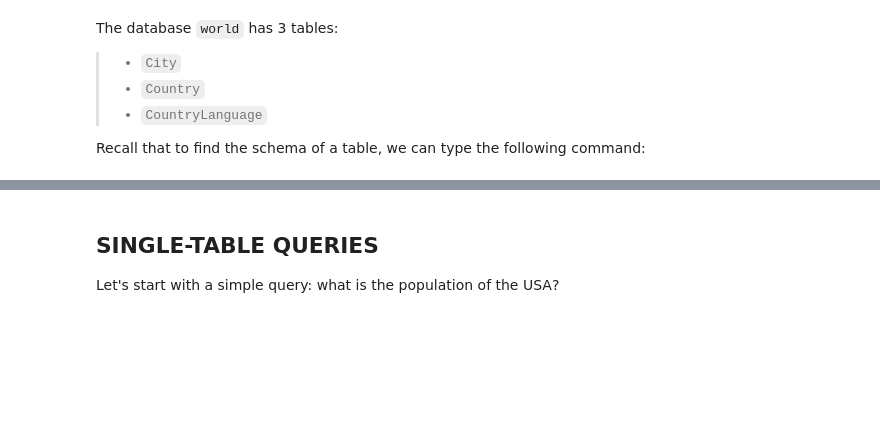
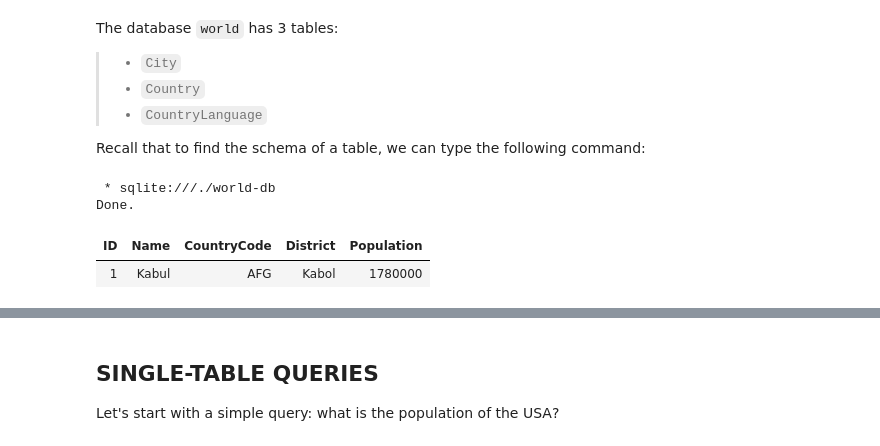
Before and after one commit to Ming-Wang9/database_management, a Jupyter notebook: 1_IntroSQL/act_introToSQL/A2b.ipynb, the cells around one changed output, grey strips where cells are left out. Cells and saved outputs as stored; diff of their text form; code cells hidden in the pictures; blank space fills up the shorter version.

```diff
--- a/1_IntroSQL/act_introToSQL/A2b.ipynb
+++ b/1_IntroSQL/act_introToSQL/A2b.ipynb
@@ -11,3 +11,13 @@ The database `world` has 3 tables:
 > * `CountryLanguage`
 
 Recall that to find the schema of a table, we can type the following command:
+# %%
+%%sql
+SELECT *
+FROM City
+LIMIT 1;
+# %% [output]
+ * sqlite:///./world-db
+Done.
+| ID | Name | CountryCode | District | Population |
+| 1 | Kabul | AFG | Kabol | 1780000 |
```
Also changed, not shown: parts of 20 cells of this notebook, 20 other files.
